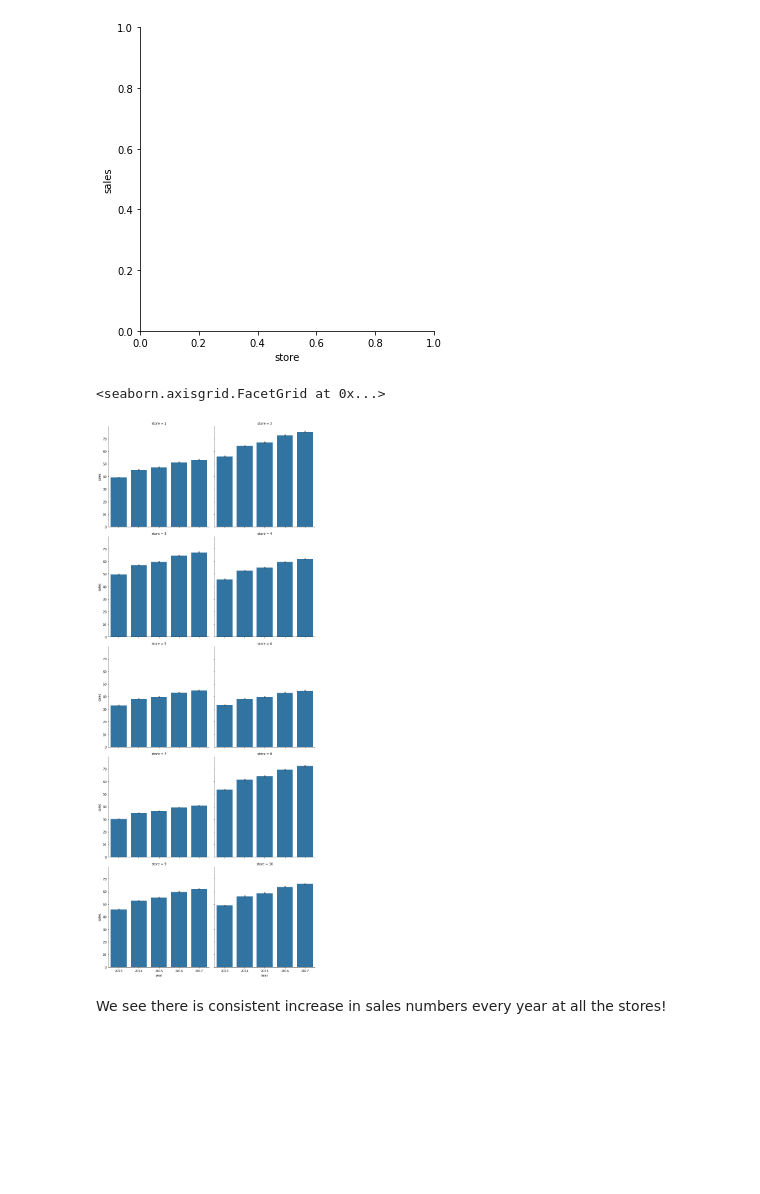
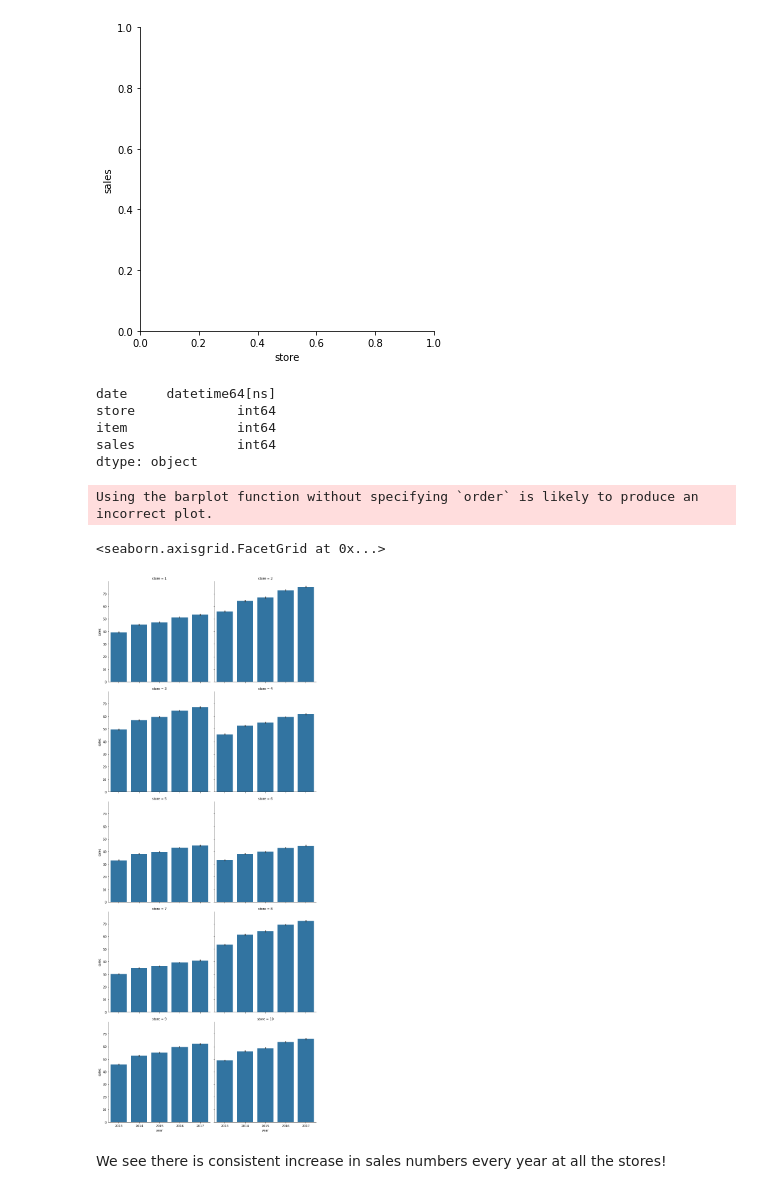
Before and after one commit to vaishka/Capstone2, a Jupyter notebook: PythonNotebook/SalesForecating.ipynb, the cells around one changed output. Cells and saved outputs as stored; diff of their text form; code cells hidden in the pictures; blank space fills up the shorter version.

```diff
--- a/PythonNotebook/SalesForecating.ipynb
+++ b/PythonNotebook/SalesForecating.ipynb
@@ -22,7 +29,7 @@ sns.set
 <function seaborn.rcmod.set(context='notebook', style='darkgrid', palette='deep', font='sans-serif', font_scale=1, color_codes=True, rc=None)>
 # %%
 # open csv file and load the data into pandas dataframe
-df_RawSalesData = pd.read_csv('../data/raw/train.csv', parse_dates=['date'], index_col=['date'], low_memory=False)
+df_RawSalesData = pd.read_csv('../data/raw/train.csv', parse_dates=['date'], low_memory=False)
 df_RawSalesData.info()
 # %% [output]
 <class 'pandas.core.frame.DataFrame'>
@@ -219,18 +288,28 @@ plot_var('store', 'store', False)
 # %% [output]
 [figure]
 [figure]
+# %%
+df_SalesData.dtypes
+# %% [output]
+date     datetime64[ns]
+store             int64
+item              int64
+sales             int64
+dtype: object
 # %%
 #let's plit the date for easier handling later
-df_SalesData['day'] = df_SalesData.index.day
-df_SalesData['month'] = df_SalesData.index.month
-df_SalesData['year'] = df_SalesData.index.year
-df_SalesData['dayofweek'] = df_SalesData.index.dayofweek
+df_SalesData['day'] = df_SalesData.date.dt.day
+df_SalesData['month'] = df_SalesData.date.dt.month
+df_SalesData['year'] = df_SalesData.date.dt.year
+df_SalesData['dayofweek'] = df_SalesData.date.dt.dayofweek
 # %%
-g=sns.FacetGrid(df_SalesData,col="store", col_order=[1,2,3,4,5,6,7,8,9,10],col_wrap=2,size=5)
+#let's plot the yearly sales for each store
+g=sns.FacetGrid(df_SalesData,col="store", col_order=[1,2,3,4,5,6,7,8,9,10],col_wrap=2,height=5)
 g.map(sns.barplot,"year","sales")
 # %% [output]
-<seaborn.axisgrid.FacetGrid at 0x...>
+Using the barplot function without specifying `order` is likely to produce an incorrect plot.
+<seaborn.axisgrid.FacetGrid at 0x...>
-[figure, old version]
+[figure, new version]
 # %% [markdown]
 We see there is consistent increase in sales numbers every year at all the stores!
 # %%
```
Also changed, not shown: parts of 77 cells of this notebook.
